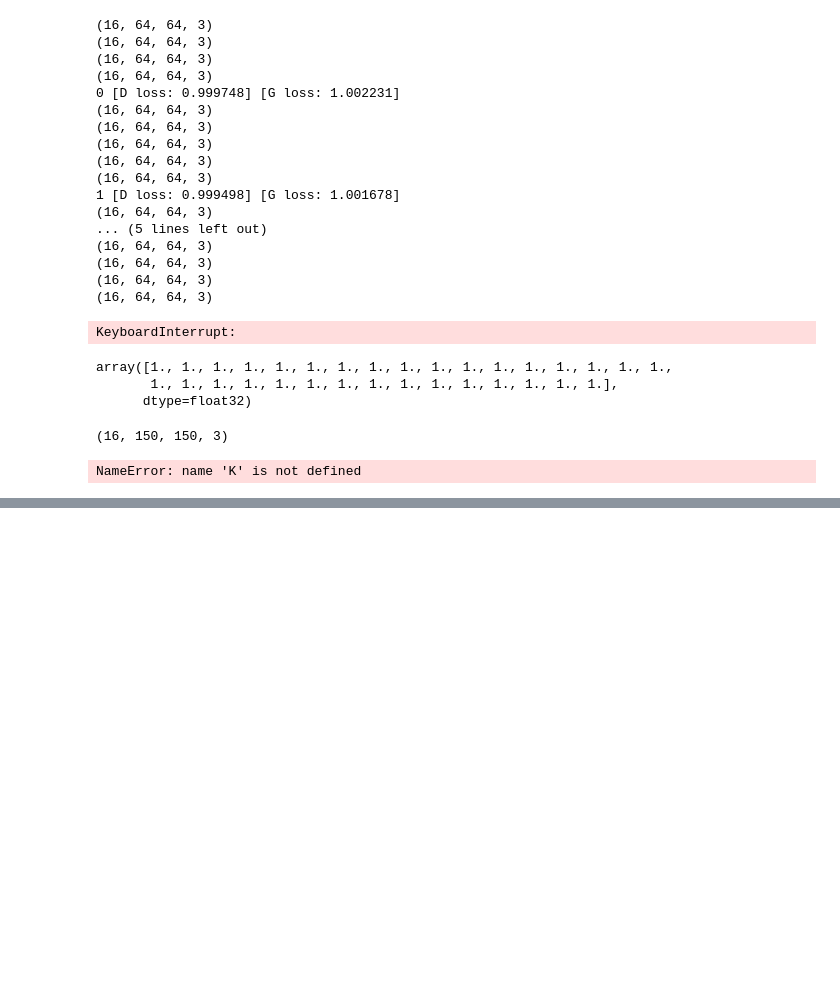
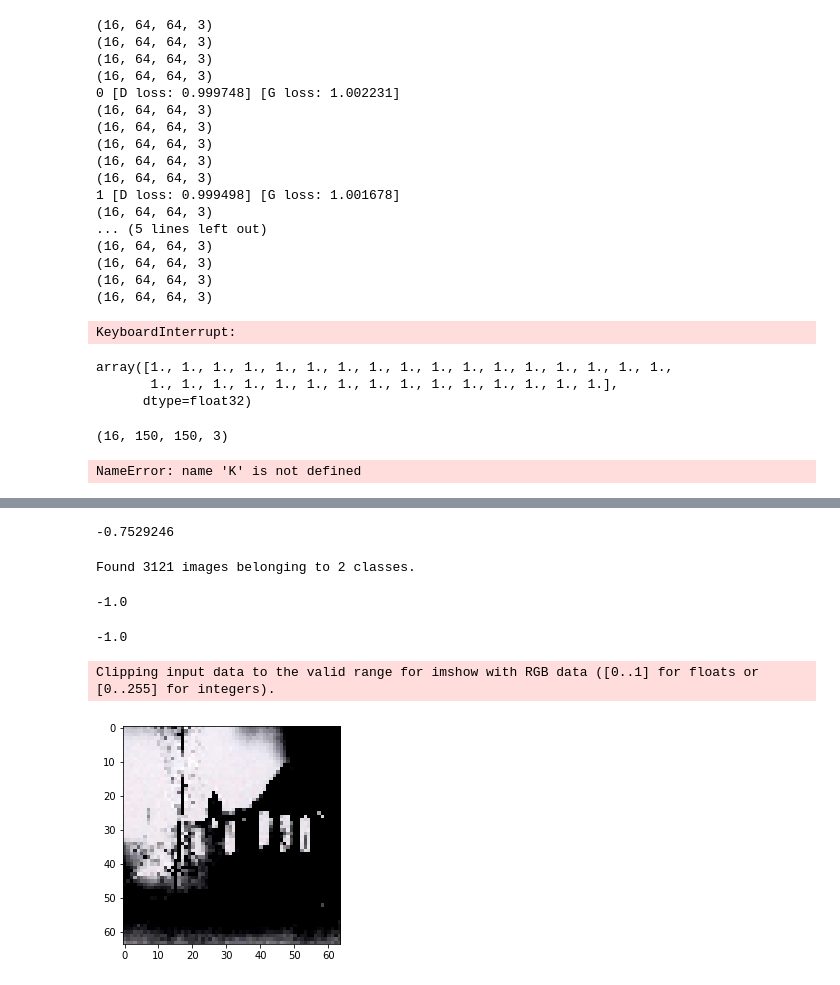
Before and after one commit to jaderabbit/100daysofMLCode, a Jupyter notebook: Untitled.ipynb, the cells around one changed output, grey strips where cells are left out. Drawn from its saved outputs; the diff is of its cells as text; code cells hidden in the pictures; blank space fills up the shorter version.

```diff
--- a/Untitled.ipynb
+++ b/Untitled.ipynb
@@ -139,0 +153,36 @@ OSError: cannot identify image file 'dataset/audio-covers/misc/wcd_--_yeohaeng-s
+# %%
+
+np.min(image)
+# %% [output]
+-0.7529246
+# %%
+# this is the augmentation configuration we will use for training
+train_datagen = ImageDataGenerator(rescale=2./255)
+
+# this is a generator that will read pictures found in
+# subfolers of 'data/train', and indefinitely generate
+# batches of augmented image data
+train_generator = train_datagen.flow_from_directory(
+        r'dataset/audio-covers',  # this is the target directory
+        target_size=(64, 64),  # all images will be resized to 150x150
+        batch_size=batch_size,
+        class_mode='binary',
+        save_to_dir=r'dataset/audio-covers-processed',
+        save_format='jpeg')  # since we use binary_crossentropy loss, we need binary labels
+# %% [output]
+Found 3121 images belonging to 2 classes.
+# %%
+x_batch, y_batch = train_generator.next()
+x_batch = np.subtract(x_batch, 1)
+# %%
+np.min(x_batch[12])
+# %% [output]
+-1.0
+# %%
+def create_scaling_data_gen(generator):
+    def data_generator():
+        while True:
+            x_batch, y_batch = generator.next()
+            x_batch = np.subtract(x_batch, 1)
+            yield x_batch, y_batch
+    return data_generator
@@ -139,0 +191,16 @@ OSError: cannot identify image file 'dataset/audio-covers/misc/wcd_--_yeohaeng-s
+# %%
+scaling_gen = create_scaling_data_gen(train_generator)
+# %%
+x_batch, y_batch = next(scaling_gen())
+# %%
+np.min(x_batch)
+# %% [output]
+-1.0
+# %%
+image = x_batch[20,:, :, :]
+image = np.reshape(image, [64, 64, 3])
+plt.imshow(image,)
+plt.show()
+# %% [output]
+Clipping input data to the valid range for imshow with RGB data ([0..1] for floats or [0..255] for integers).
+[figure, added]
```
Also changed, not shown: parts of 9 cells of this notebook, 6 other files.
